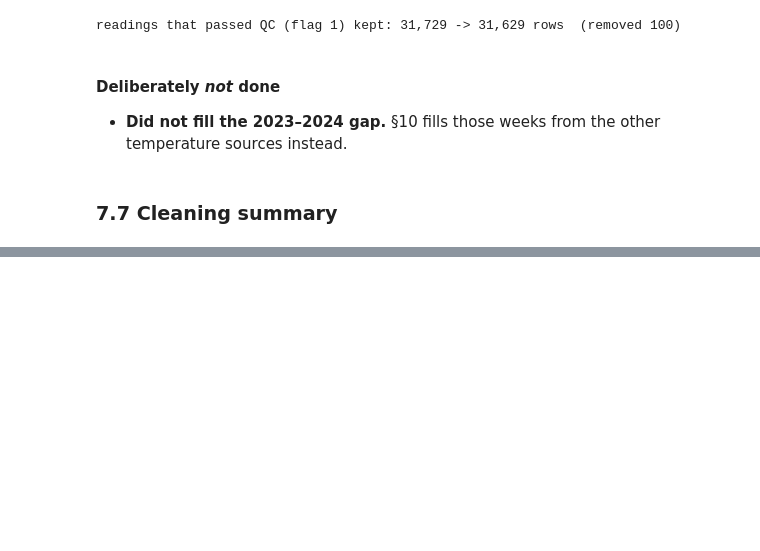
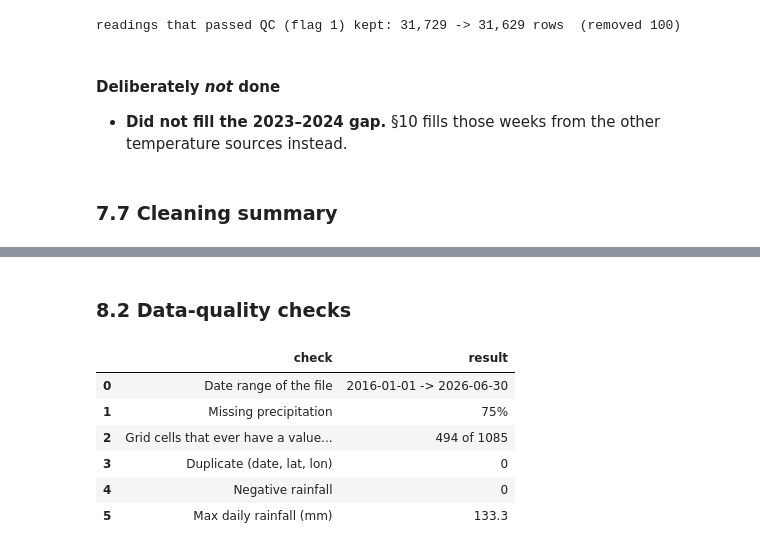
Before and after one commit to Break-Through-Tech/Biointerphase-1A-forecasting-harmful-algal-bloom-risk, a Jupyter notebook: models/notebooks/00_master_eda_and_merge.ipynb, the cells around one changed output, grey strips where cells are left out. Cells and saved outputs as stored; diff of their text form; code cells hidden in the pictures; blank space fills up the shorter version.

```diff
--- a/models/notebooks/00_master_eda_and_merge.ipynb
+++ b/models/notebooks/00_master_eda_and_merge.ipynb
@@ -2056,0 +2091,21 @@ del mote_raw
+# %% [markdown]
+### 8.2 Data-quality checks
+# %%
+valid = chirps.dropna(subset=["precip"])
+cells = chirps.groupby(["latitude", "longitude"])["precip"].count()
+pd.DataFrame([
+    ("Date range of the file", f"{chirps['date'].min().date()} -> {chirps['date'].max().date()}"),
+    ("Missing precipitation", f"{chirps['precip'].isna().mean():.0%}"),
+    ("Grid cells that ever have a value (land)", f"{(cells > 0).sum()} of {len(cells)}"),
+    ("Duplicate (date, lat, lon)", int(chirps.duplicated(["date", "latitude", "longitude"]).sum())),
+    ("Negative rainfall", int((valid["precip"] < 0).sum())),
+    ("Max daily rainfall (mm)", round(valid["precip"].max(), 1)),
+], columns=["check", "result"])
+# %% [output]
+|  | check | result |
+| 0 | Date range of the file | 2016-01-01 -> 2026-06-30 |
+| 1 | Missing precipitation | 75% |
+| 2 | Grid cells that ever have a value... | 494 of 1085 |
+| 3 | Duplicate (date, lat, lon) | 0 |
+| 4 | Negative rainfall | 0 |
+| 5 | Max daily rainfall (mm) | 133.3 |
```
Also changed, not shown: parts of 14 cells of this notebook, 3 other files.
